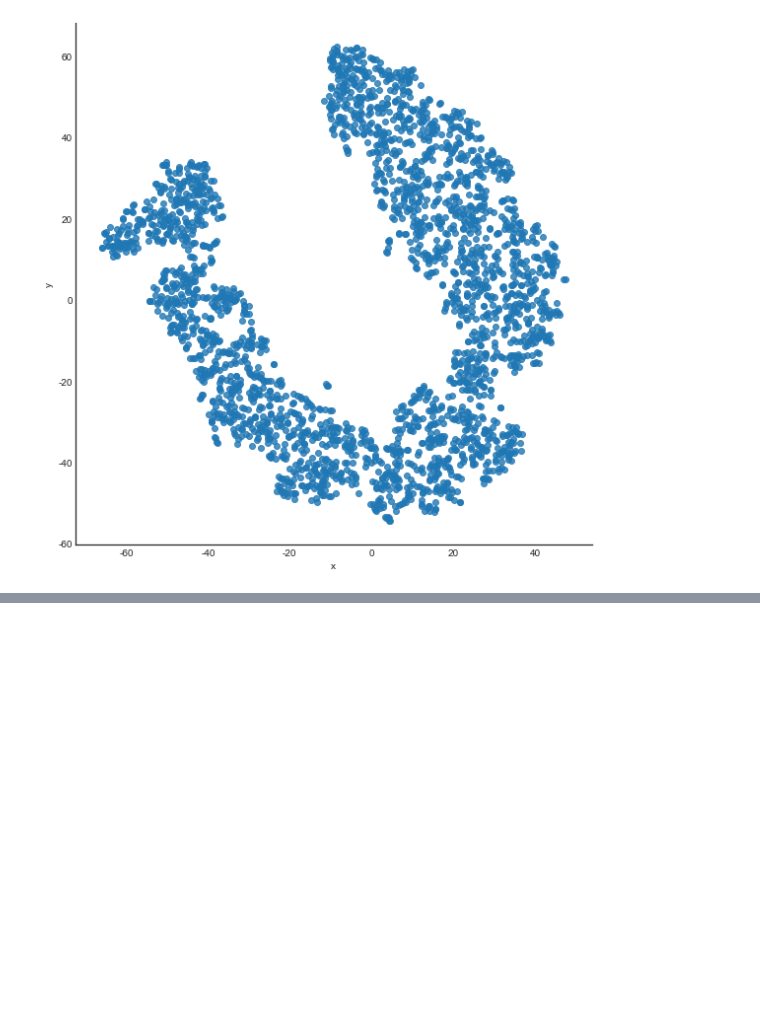
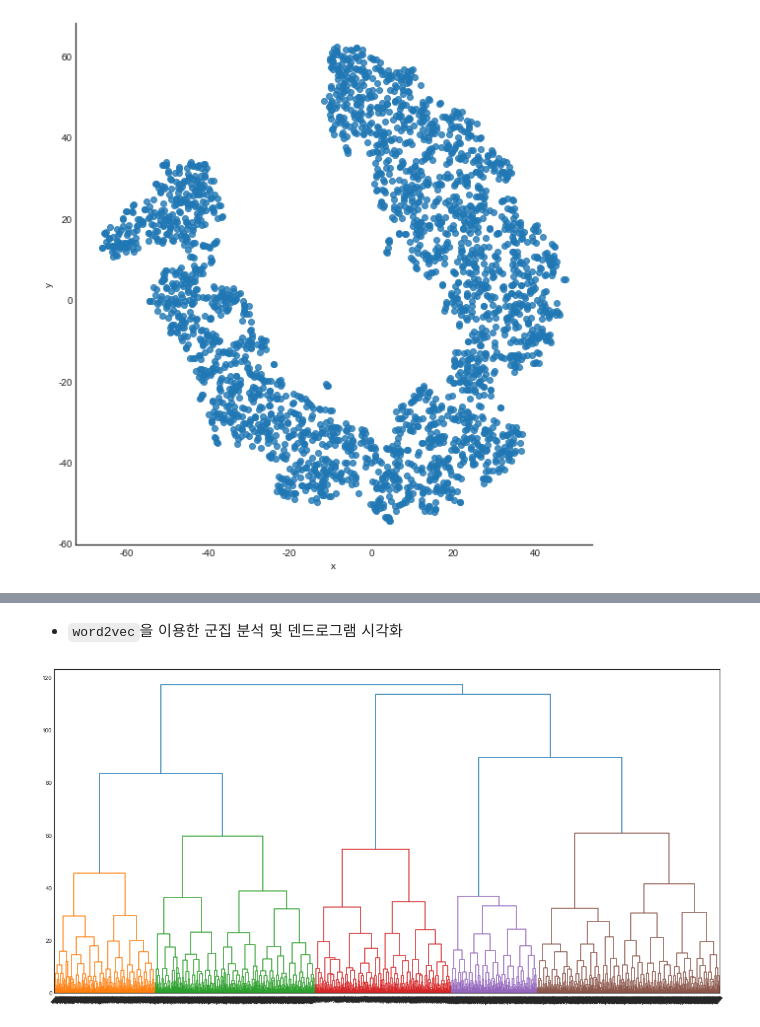
Before and after one commit to bbinibini/Natural-Laguage-Processing, a Jupyter notebook: 3.군집분석(Cluster Analysis).ipynb, the cells around one changed output, grey strips where cells are left out. Drawn from its saved outputs; the diff is of its cells as text; code cells hidden in the pictures; blank space fills up the shorter version.

```diff
--- a/3.군집분석(Cluster Analysis).ipynb
+++ b/3.군집분석(Cluster Analysis).ipynb
@@ -215,0 +306,10 @@ plt.show()
+# %% [markdown]
+* `word2vec`을 이용한 군집 분석 및 덴드로그램 시각화
+# %%
+mergings = linkage(df, method='complete')
+
+plt.figure(figsize=(20,10))
+dendrogram(mergings, leaf_rotation=50, leaf_font_size=7)
+plt.show()
+# %% [output]
+[figure, added]
```
Also changed, not shown: parts of 19 cells of this notebook.
